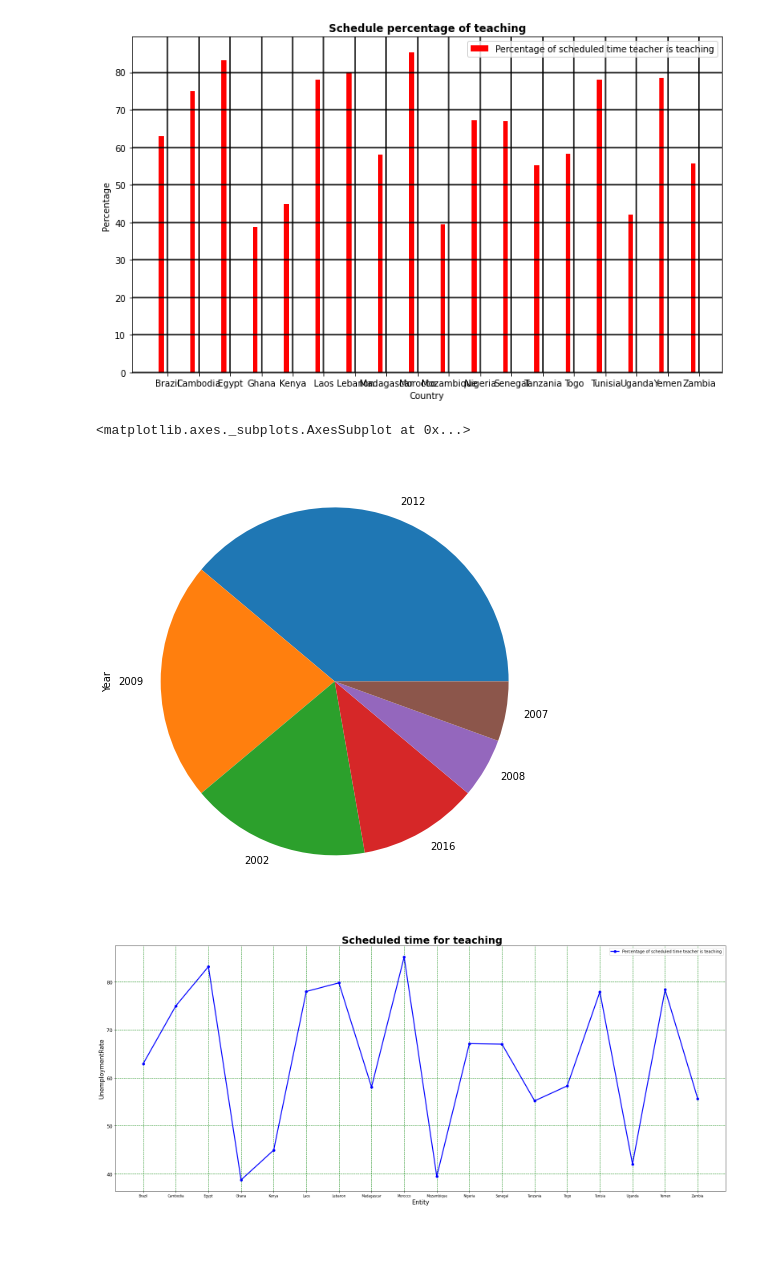
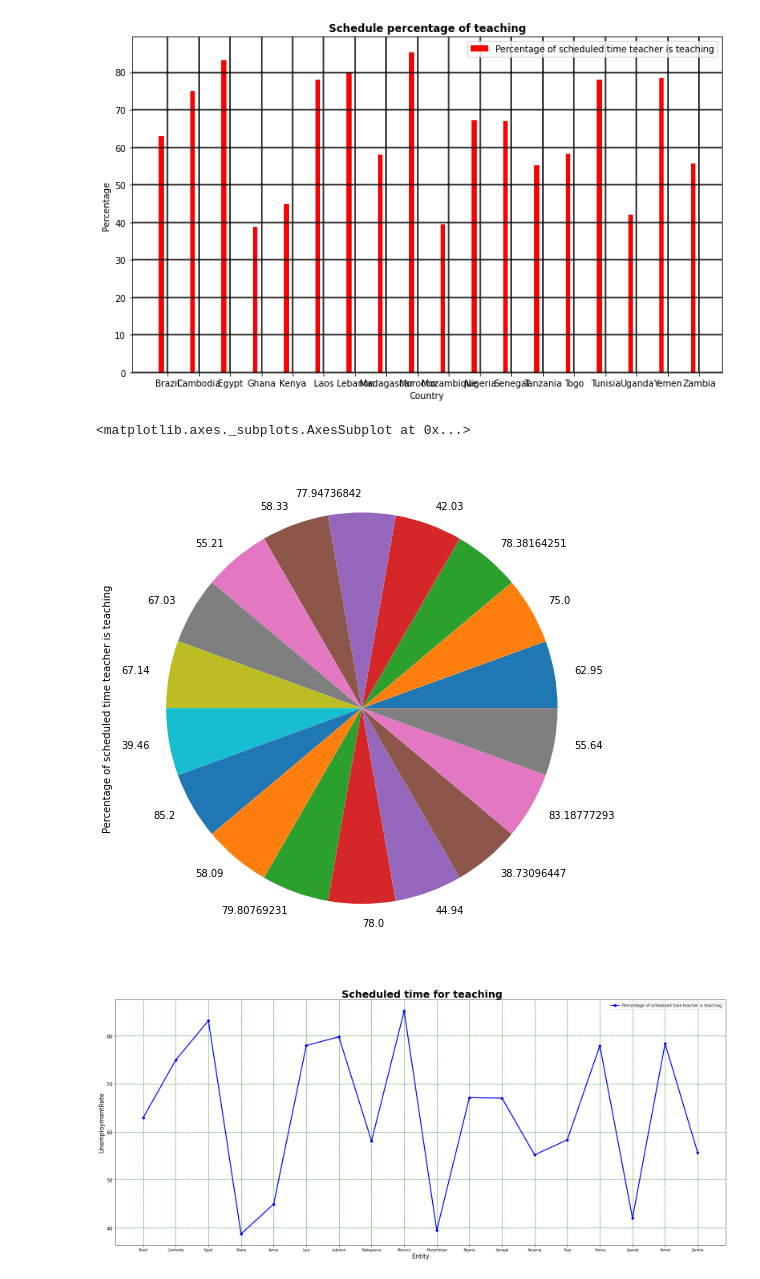
Before and after one commit to DarlynBSIT-3206/Gang-of-Greatness, a Jupyter notebook: Educational_System_Malpractice_and_Negligence_on_the_real_purpose_basis_of_education.ipynb, the cells around one changed output. Cells and saved outputs as stored; diff of their text form; code cells hidden in the pictures; blank space fills up the shorter version.

```diff
--- a/Educational_System_Malpractice_and_Negligence_on_the_real_purpose_basis_of_education.ipynb
+++ b/Educational_System_Malpractice_and_Negligence_on_the_real_purpose_basis_of_education.ipynb
@@ -284,10 +284,10 @@ plt.show()
 # %% [output]
 [figure]
 # %%
-data1['Year'].value_counts().plot(kind='pie', figsize = (8,8))
+data1['Percentage of scheduled time teacher is teaching'].value_counts().plot(kind='pie', figsize = (9,9))
 # %% [output]
 <matplotlib.axes._subplots.AxesSubplot at 0x...>
-[figure, old version]
+[figure, new version]
 # %%
 teac = data1["Entity"]
 percent = data1["Percentage of scheduled time teacher is teaching"]
```
